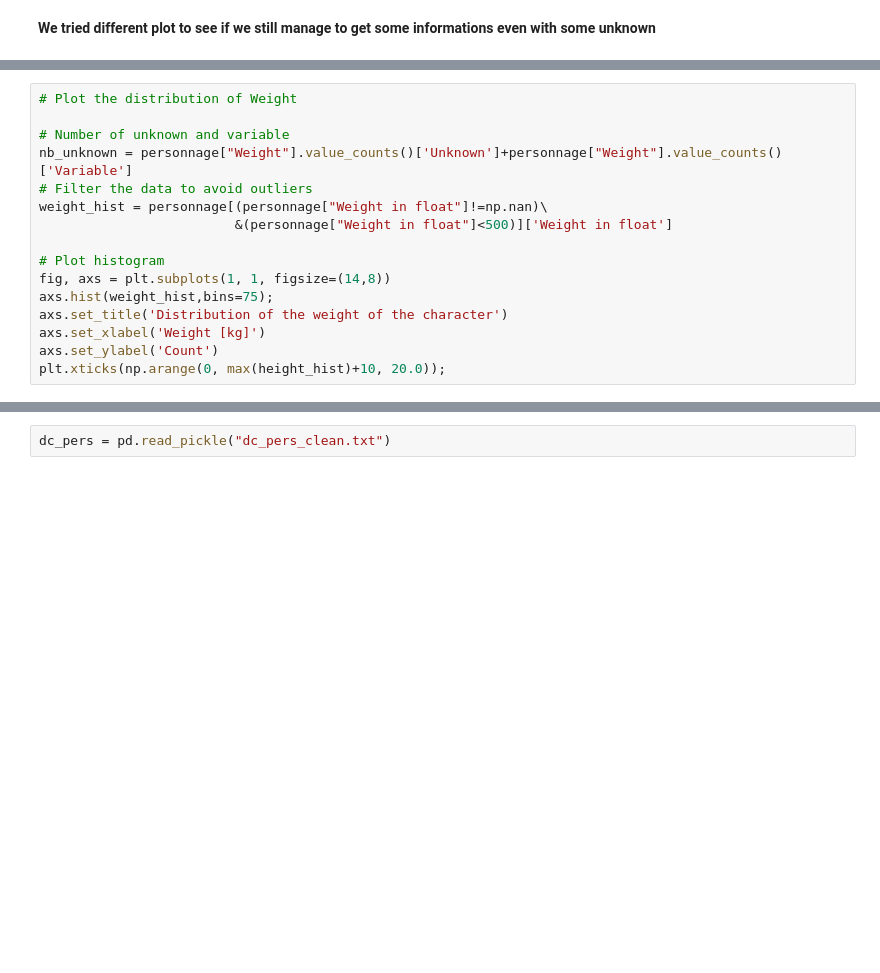
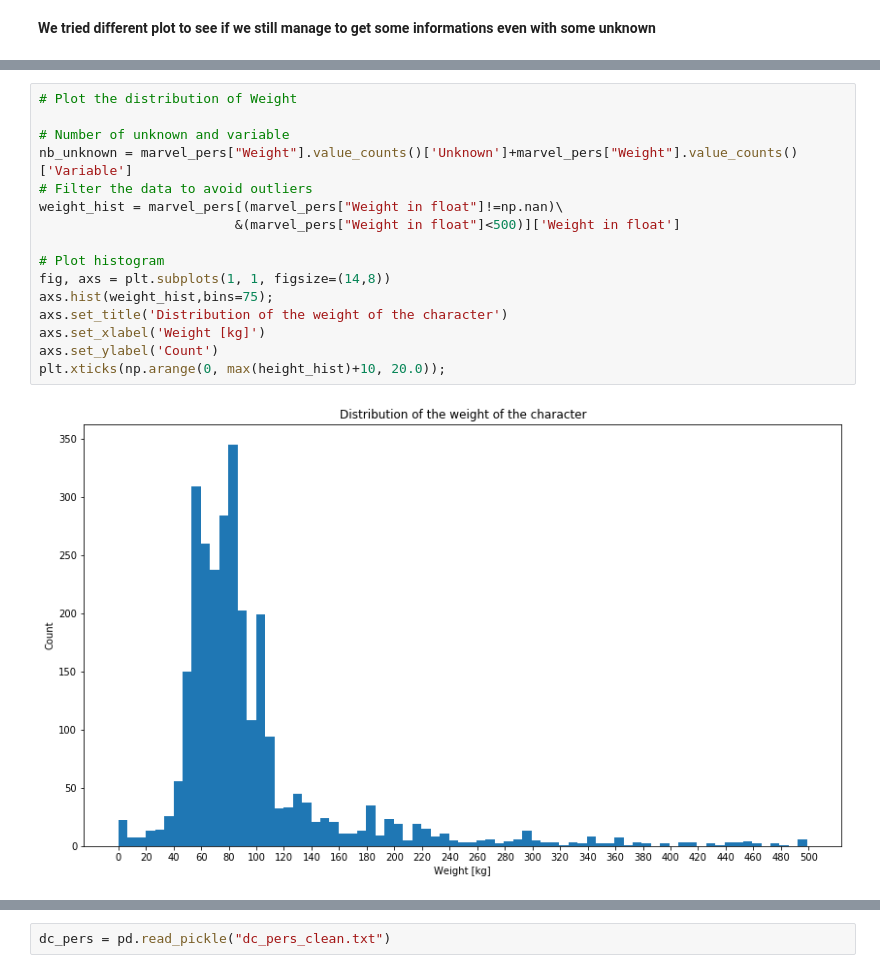
Before and after one commit to marvelous-comics/project_ADAELE, a Jupyter notebook: Marvellous Comics Notebook.ipynb, the cells around one changed output, grey strips where cells are left out. Saved outputs shown, nothing was run; the diff lists cells and outputs as text; blank space fills up the shorter version.

```diff
--- a/Marvellous Comics Notebook.ipynb
+++ b/Marvellous Comics Notebook.ipynb
@@ -49,19 +53,21 @@ plt.xticks(np.arange(0, max(height_hist)+10, 20.0));
 # %%
 # Plot the distribution of Weight
 
 # Number of unknown and variable
-nb_unknown = personnage["Weight"].value_counts()['Unknown']+personnage["Weight"].value_counts()['Variable']
+nb_unknown = marvel_pers["Weight"].value_counts()['Unknown']+marvel_pers["Weight"].value_counts()['Variable']
 # Filter the data to avoid outliers
-weight_hist = personnage[(personnage["Weight in float"]!=np.nan)\
-                         &(personnage["Weight in float"]<500)]['Weight in float']
+weight_hist = marvel_pers[(marvel_pers["Weight in float"]!=np.nan)\
+                         &(marvel_pers["Weight in float"]<500)]['Weight in float']
 
 # Plot histogram
 fig, axs = plt.subplots(1, 1, figsize=(14,8))
 axs.hist(weight_hist,bins=75);
 axs.set_title('Distribution of the weight of the character')
 axs.set_xlabel('Weight [kg]')
 axs.set_ylabel('Count')
 plt.xticks(np.arange(0, max(height_hist)+10, 20.0));
+# %% [output]
+[figure, added]
 # %%
 Gender_df = pd.DataFrame(marvel_pers['Gender'].value_counts())\
               .reset_index()
```
Also changed, not shown: parts of 18 cells of this notebook.
